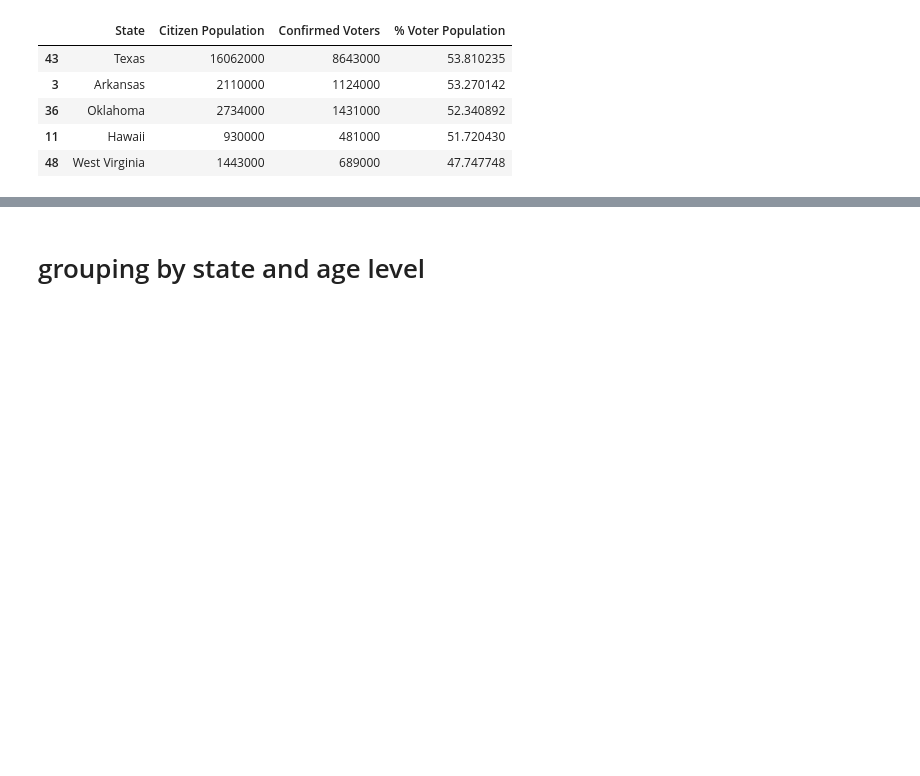
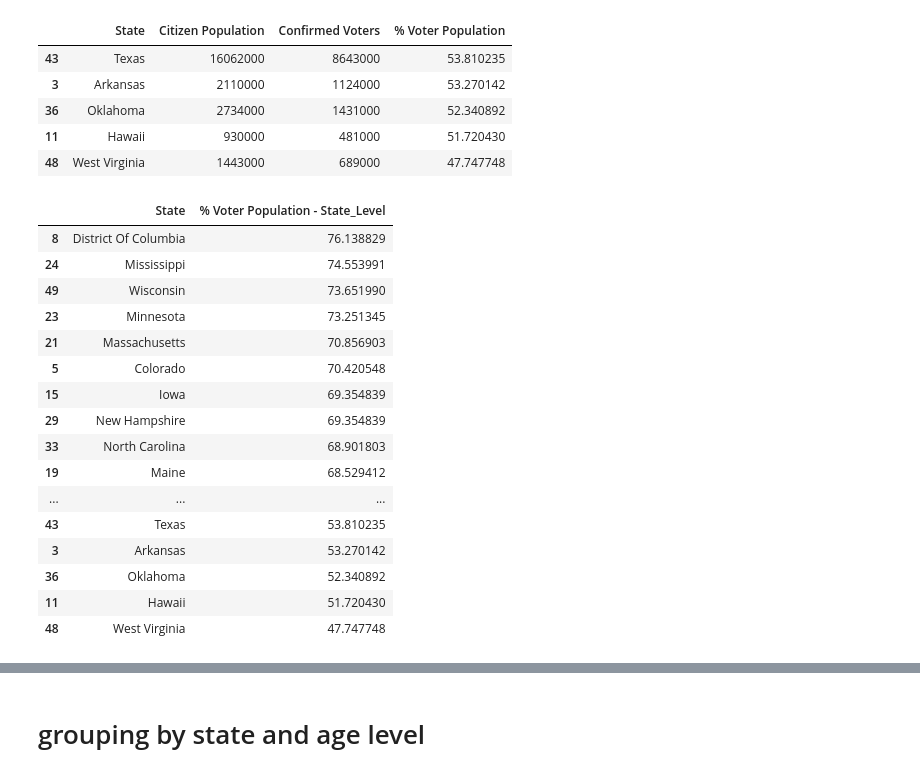
Before and after one commit to JeffreyAsuncion/Data_Analysis_2012_US_Voter_Data, a Jupyter notebook: US_Voter_2012.ipynb, the cells around one changed output, grey strips where cells are left out. Saved outputs shown, nothing was run; the diff lists cells and outputs as text; code cells hidden in the pictures; blank space fills up the shorter version.

```diff
--- a/US_Voter_2012.ipynb
+++ b/US_Voter_2012.ipynb
@@ -261,0 +270,20 @@ df_state_level.tail()
+# %%
+df_state_level_premerge
+# %% [output]
+|  | State | % Voter Population - State_Level |
+| 8 | District Of Columbia | 76.138829 |
+| 24 | Mississippi | 74.553991 |
+| 49 | Wisconsin | 73.651990 |
+| 23 | Minnesota | 73.251345 |
+| 21 | Massachusetts | 70.856903 |
+| 5 | Colorado | 70.420548 |
+| 15 | Iowa | 69.354839 |
+| 29 | New Hampshire | 69.354839 |
+| 33 | North Carolina | 68.901803 |
+| 19 | Maine | 68.529412 |
+| ... | ... | ... |
+| 43 | Texas | 53.810235 |
+| 3 | Arkansas | 53.270142 |
+| 36 | Oklahoma | 52.340892 |
+| 11 | Hawaii | 51.720430 |
+| 48 | West Virginia | 47.747748 |
```
Also changed, not shown: parts of 25 cells of this notebook.
